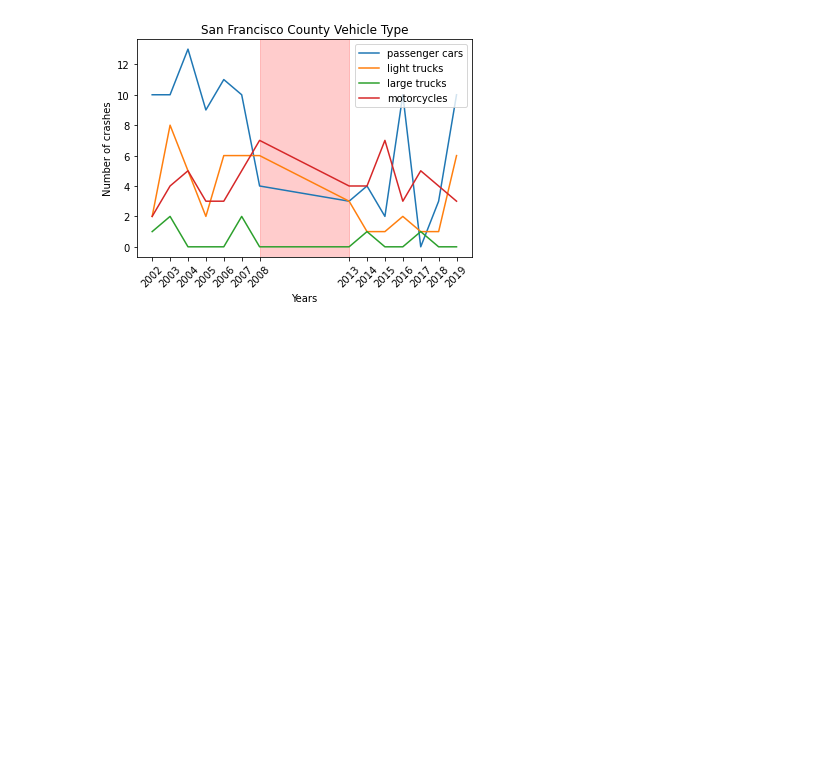
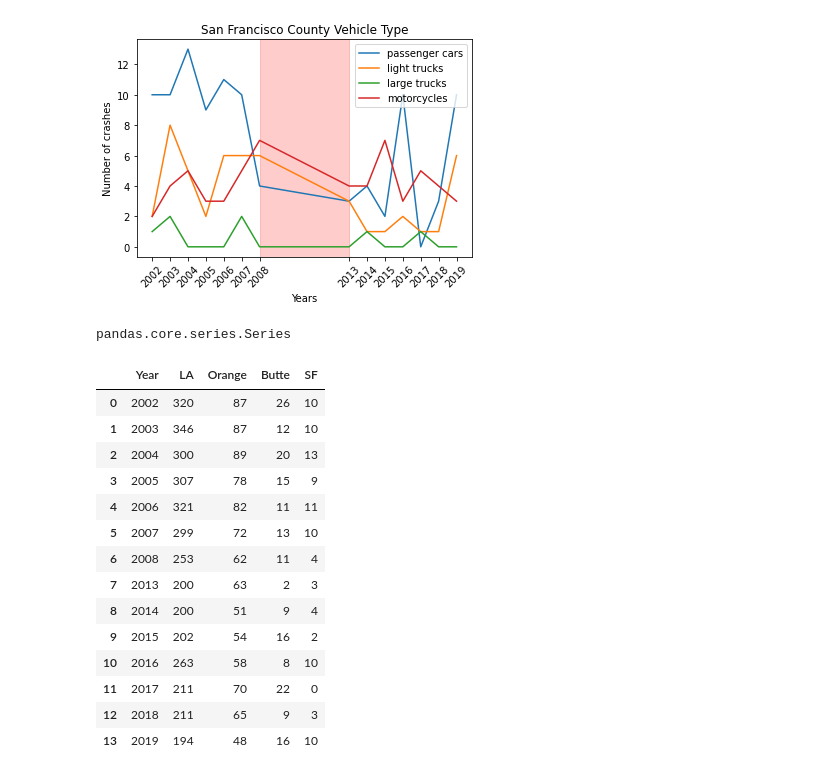
Before and after one commit to cxnoii/Project-1, a Jupyter notebook: Vehicle_Type.ipynb, the cells around one changed output. Saved outputs shown, nothing was run; the diff lists cells and outputs as text; code cells hidden in the pictures; blank space fills up the shorter version.

```diff
--- a/Vehicle_Type.ipynb
+++ b/Vehicle_Type.ipynb
@@ -106,3 +172,7 @@ plt.savefig("Vehicle Type Plot/Vehicle Type San Francisco.png")
 plt.show()
 # %% [output]
 [figure]
+# %%
+type(Vehivle_type_SF["passenger cars"])
+# %% [output]
+pandas.core.series.Series
@@ -108,0 +183,18 @@ plt.show()
+# %%
+result
+# %% [output]
+|  | Year | LA | Orange | Butte | SF |
+| 0 | 2002 | 320 | 87 | 26 | 10 |
+| 1 | 2003 | 346 | 87 | 12 | 10 |
+| 2 | 2004 | 300 | 89 | 20 | 13 |
+| 3 | 2005 | 307 | 78 | 15 | 9 |
+| 4 | 2006 | 321 | 82 | 11 | 11 |
+| 5 | 2007 | 299 | 72 | 13 | 10 |
+| 6 | 2008 | 253 | 62 | 11 | 4 |
+| 7 | 2013 | 200 | 63 | 2 | 3 |
+| 8 | 2014 | 200 | 51 | 9 | 4 |
+| 9 | 2015 | 202 | 54 | 16 | 2 |
+| 10 | 2016 | 263 | 58 | 8 | 10 |
+| 11 | 2017 | 211 | 70 | 22 | 0 |
+| 12 | 2018 | 211 | 65 | 9 | 3 |
+| 13 | 2019 | 194 | 48 | 16 | 10 |
```
Also changed, not shown: parts of 13 cells of this notebook, 3 other files.
